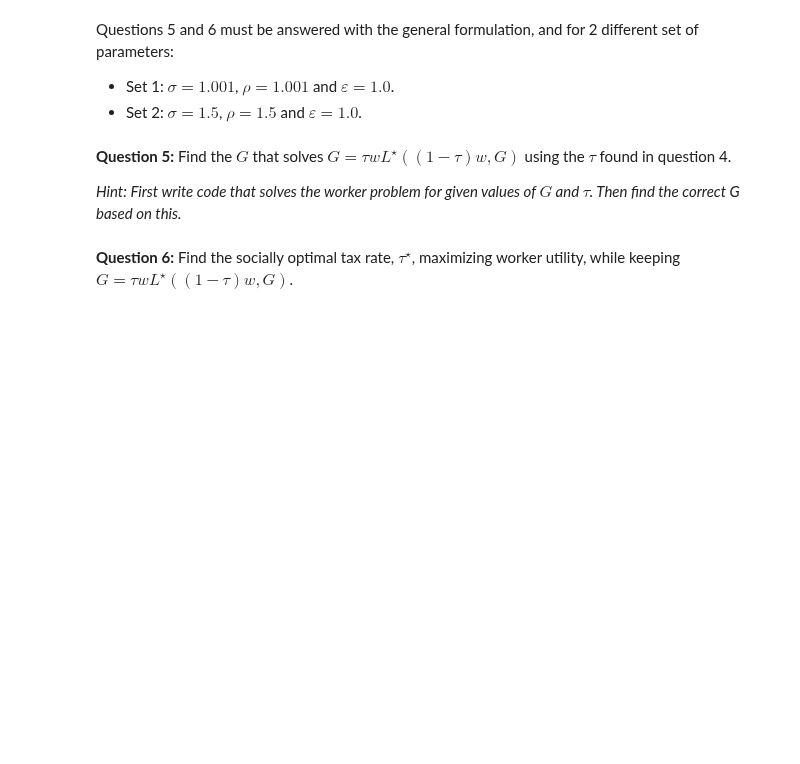
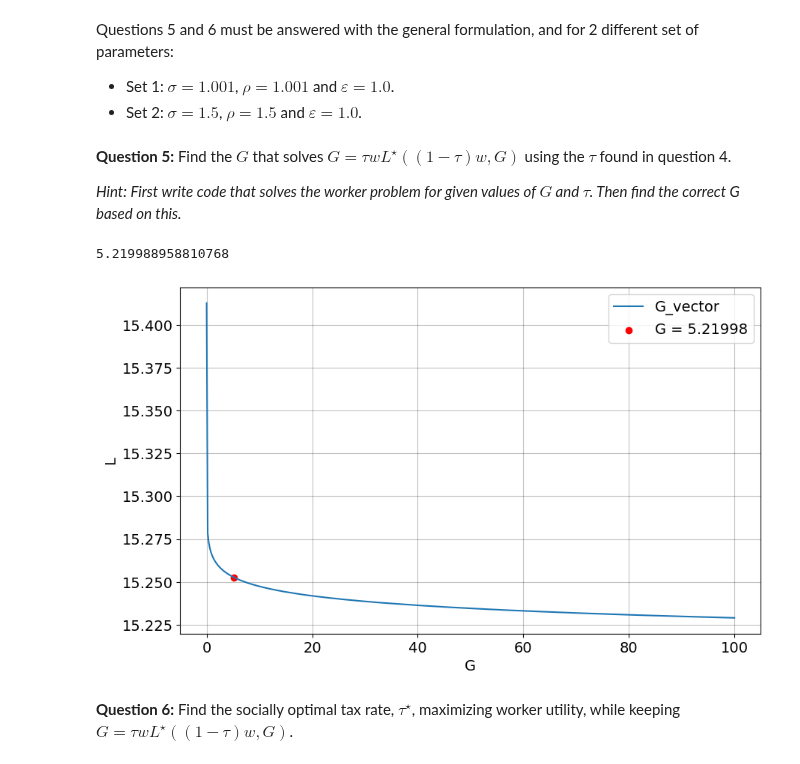
Before and after one commit to NumEconCopenhagen/projects-2023-EFS, a Jupyter notebook: examproject/q1.ipynb, the cells around one changed output. Drawn from its saved outputs; the diff is of its cells as text; code cells hidden in the pictures; blank space fills up the shorter version.

Commit message:
Graphs

```diff
--- a/examproject/q1.ipynb
+++ b/examproject/q1.ipynb
@@ -60,6 +61,7 @@ model = Worker()
 model.solve()
 
 model2 = Worker1()
+model3 = Worker2()
 # %% [markdown]
 **Question 2:** Illustrate how $L^{\star}(\tilde{w})$ depends on $w$.
 # %%
@@ -150,5 +152,32 @@ Questions 5 and 6 must be answered with the general formulation, and for 2 diffe
 **Question 5:** Find the $G$ that solves $G = \tau w L^{\star}((1-\tau)w,G)$ using the $\tau$ found in question 4.
 
 *Hint: First write code that solves the worker problem for given values of $G$ and $\tau$. Then find the correct G based on this.*
+# %%
+G_vector2 = []
+l_vector2 = []
+u_vector2 = []
+tau_vector2 = []
+
+G_vector2, l_vector2, u_vector2, tau_vector2 = model3.solve()
+# %%
+#To find G
+the_G = model3.par.tau * model3.par.omega * max(l_vector2)
+
+print(the_G)
+
+# Find the index where G is closest to the desired value
+idx = np.abs(G_vector2 - the_G).argmin()
+
+plt.figure(figsize=(10, 6))
+plt.plot(G_vector2, l_vector2, label='G_vector')
+plt.xlabel('G')
+plt.ylabel('L')
+plt.scatter(G_vector2[idx], l_vector2[idx], color='red', label='G = 5.21998')  # Add a dot at G = 5.21998
+#plt.ylim(0, 16)
+plt.legend()
+plt.show()
+# %% [output]
+5.219988958810768
+[figure, added]
 # %% [markdown]
 **Question 6:** Find the socially optimal tax rate, $\tau^{\star}$, maximizing worker utility, while keeping $G = \tau w L^{\star}((1-\tau)w,G)$.
```
Also changed, not shown: parts of 1 cell of this notebook, 1 other file.
